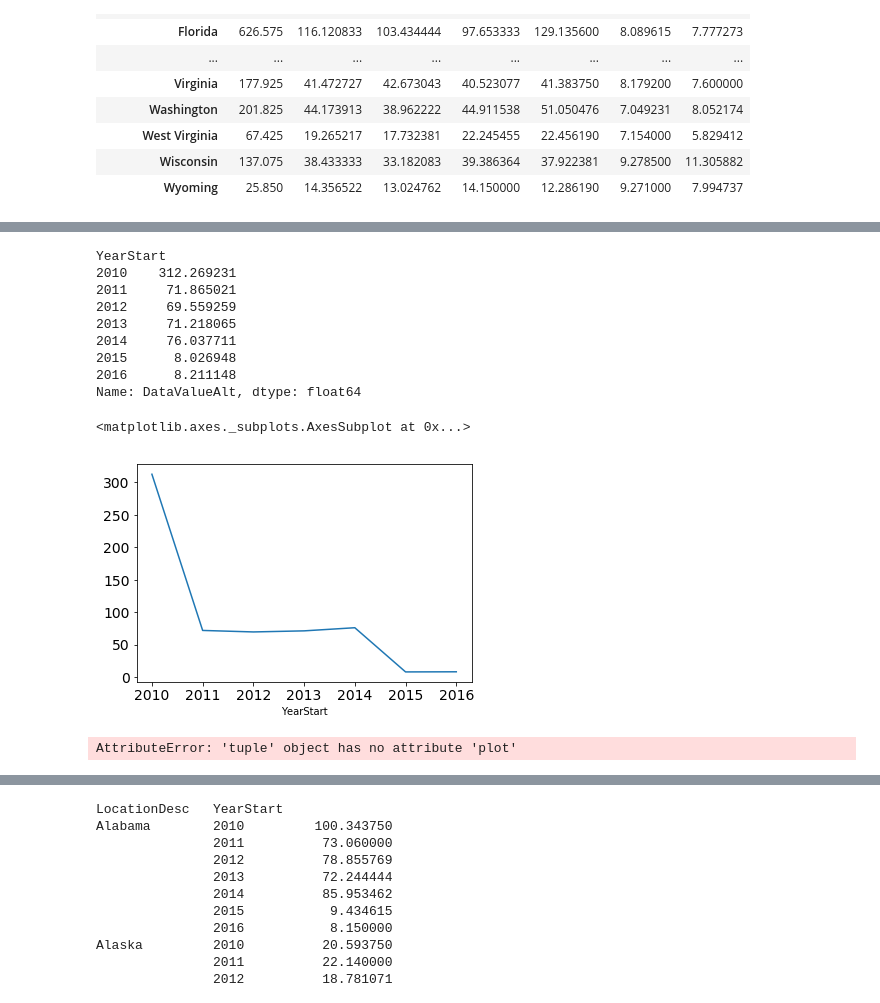
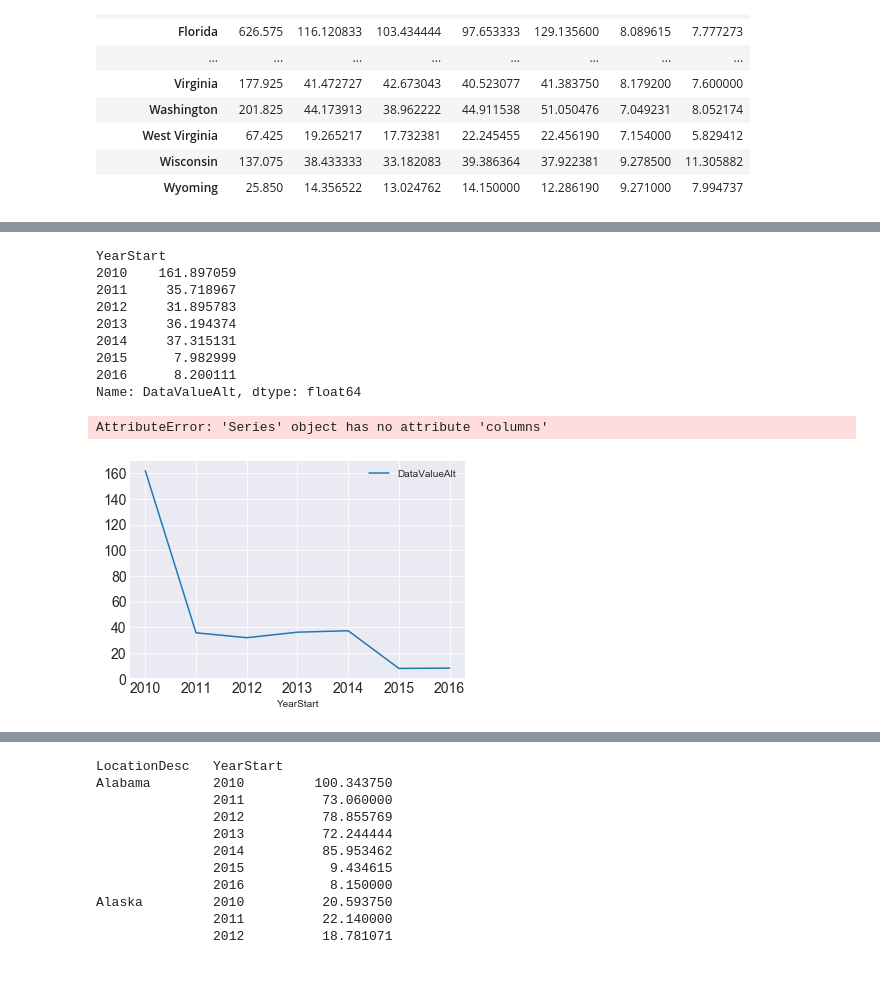
Before and after one commit to cmtaflin/Groupb2, a Jupyter notebook: CDIA2.ipynb, the cells around one changed output, grey strips where cells are left out. Saved outputs shown, nothing was run; the diff lists cells and outputs as text; code cells hidden in the pictures; blank space fills up the shorter version.

```diff
--- a/CDIA2.ipynb
+++ b/CDIA2.ipynb
@@ -143,28 +152,22 @@ heavy_df1
 # %%
-heavy_df2 = heavy_df.groupby(['YearStart']).mean()
+heavy_df2 = heavy_df.drop('United States').groupby(['YearStart']).mean()
 heavy_df2
 # %% [output]
 YearStart
-2010    312.269231
-2011     71.865021
-2012     69.559259
-2013     71.218065
-2014     76.037711
-2015      8.026948
-2016      8.211148
+2010    161.897059
+2011     35.718967
+2012     31.895783
+2013     36.194374
+2014     37.315131
+2015      7.982999
+2016      8.200111
 Name: DataValueAlt, dtype: float64
 # %%
-heavy_df2.plot(kind='line', y = 'YearStart',
-  legend = False, fontsize=14)
+
+heavy_df2.rename(columns = {'DataValueAlt':'Heavy'})
+heavy_plot = heavy_df2.plot(kind='line', y = 'YearStart', legend = True, fontsize=14,)
+heavy_plot
+heavy_df2.columns
 # %% [output]
-<matplotlib.axes._subplots.AxesSubplot at 0x...>
+AttributeError: 'Series' object has no attribute 'columns'
-[figure, old version]
+[figure, new version]
-# %%
-df = pd.DataFrame({
-binge_df2,
-heavy_df2
-print df
-(binge_df2,heavy_df2).plot(kind='line', y = 'YearStart',
-  legend = False, fontsize=14)
-# %% [output]
-AttributeError: 'tuple' object has no attribute 'plot'
```
Also changed, not shown: parts of 14 cells of this notebook.
